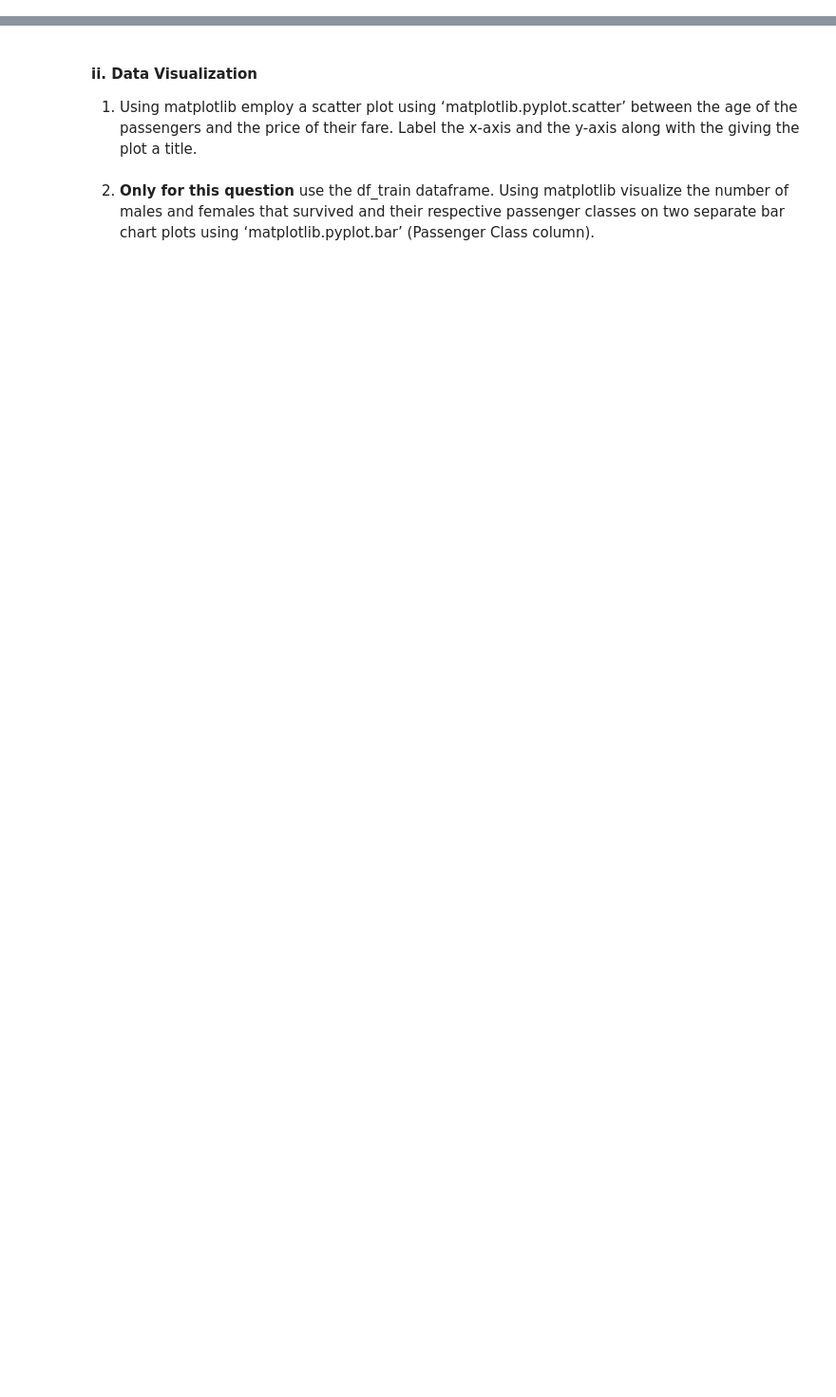
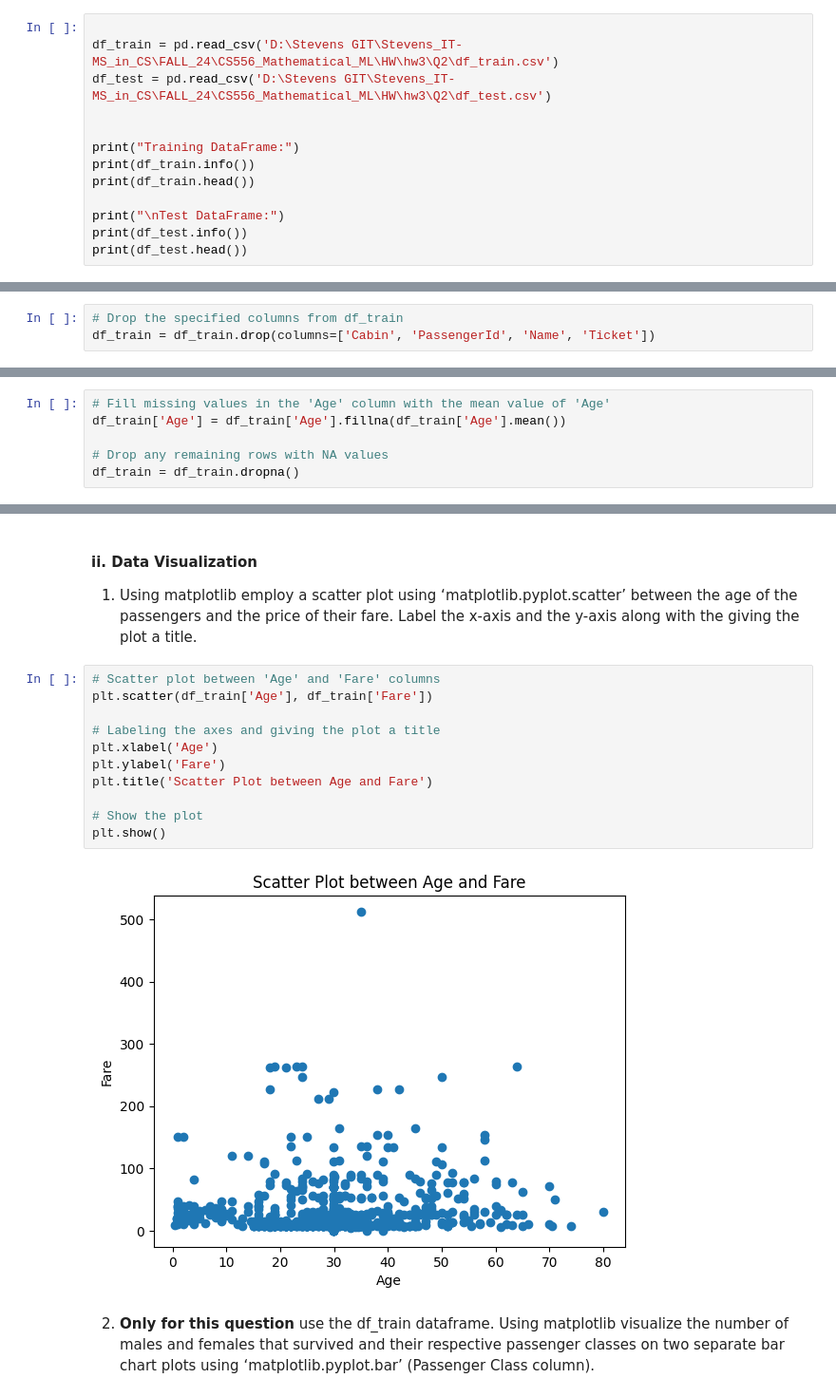
Before and after one commit to TRIPLE-A332/Stevens_IT-MS_in_CS, a Jupyter notebook: FALL_24/CS556_Mathematical_ML/HW/hw3/Q2/Q2.ipynb, the cells around one changed output, grey strips where cells are left out. Shown at 95% size. Cells and saved outputs as stored; diff of their text form; blank space fills up the shorter version.

Commit message:
final fall commit?

```diff
--- a/FALL_24/CS556_Mathematical_ML/HW/hw3/Q2/Q2.ipynb
+++ b/FALL_24/CS556_Mathematical_ML/HW/hw3/Q2/Q2.ipynb
@@ -45,3 +45,16 @@ Our target variable will be Survived.  Use the rest of the fields mentioned abov
 ### b.	Data Loading / Preprocessing
 #### i.	Loading
 1. Load the data <df_train.csv> and <df_test.csv> as a pandas dataframe using the ‘pandas.read_csv’ function. The ‘df_test.csv’ has been preprocessed (I.e., null values have been dropped, certain columns etc. have been dropped) and should not be changed apart from splitting the the dataframe into X_test and y_test.  The ‘df_train’ data has NOT been preprocessed and you will need to preprocess and prepare the ‘df_train’ dataframe. Note: Neither df_train nor df_test have been scaled.  The next few steps will enumerate data preprocessing, scaling requirements we need to perform.
+# %%
+
+df_train = pd.read_csv('D:\Stevens GIT\Stevens_IT-MS_in_CS\FALL_24\CS556_Mathematical_ML\HW\hw3\Q2\df_train.csv')
+df_test = pd.read_csv('D:\Stevens GIT\Stevens_IT-MS_in_CS\FALL_24\CS556_Mathematical_ML\HW\hw3\Q2\df_test.csv')
+
+
+print("Training DataFrame:")
+print(df_train.info())
+print(df_train.head())
+
+print("\nTest DataFrame:")
+print(df_test.info())
+print(df_test.head())
@@ -54,8 +105,17 @@ Our target variable will be Survived.  Use the rest of the fields mentioned abov
 # %% [markdown]
 5. Use the ‘pandas.DataFrame.drop()’ function to drop the ‘Cabin’, ‘PassengerID’, ‘Name’ and ‘Ticket’ columns.
+# %%
+# Drop the specified columns from df_train
+df_train = df_train.drop(columns=['Cabin', 'PassengerId', 'Name', 'Ticket'])
 # %% [markdown]
 6. Use the ‘pandas.DataFrame.fillna()’ function to replace the NA values in the ‘Age’ column with the mean value of the ‘Age’ column. Note: This process is called `imputation` (i.e., filling null values with a pre-specified value) and we are employing one strategy called mean imputation, but other strategies can also be employed in general.
 Use the ‘dropna()’ function to drop any remaining rows that consist of NA values.
+# %%
+# Fill missing values in the 'Age' column with the mean value of 'Age'
+df_train['Age'] = df_train['Age'].fillna(df_train['Age'].mean())
+
+# Drop any remaining rows with NA values
+df_train = df_train.dropna()
 # %% [markdown]
 7. Your task is to use the feature columns to predict the target column. This can be cast as a classification problem.
 8. Create a pandas dataframe X_train of features (by dropping the ‘Survival’ column from the df_train dataframe). Create a pandas Series object of targets y_train (by only considering the ‘Survival’ column from the df_train dataframe). Moving forward, we will be working with X_train and y_train. At this point also split the df_test into X_test and y_test by dropping the ‘Survival’ column and storing the features into X_test. Store the ‘Survival’ column in y_test.
@@ -63,5 +131,18 @@ Use the ‘dropna()’ function to drop any remaining rows that consist of NA va
 #### ii. Data Visualization
 
 1. Using matplotlib employ a scatter plot using ‘matplotlib.pyplot.scatter’ between the age of the passengers and the price of their fare. Label the x-axis and the y-axis along with the giving the plot a title.
+# %%
+# Scatter plot between 'Age' and 'Fare' columns
+plt.scatter(df_train['Age'], df_train['Fare'])
+
+# Labeling the axes and giving the plot a title
+plt.xlabel('Age')
+plt.ylabel('Fare')
+plt.title('Scatter Plot between Age and Fare')
+
+# Show the plot
+plt.show()
+# %% [output]
+[figure, added]
 # %% [markdown]
 2. **Only for this question** use the df_train dataframe. Using matplotlib visualize the number of males and females that survived and their respective passenger classes on two separate bar chart plots using ‘matplotlib.pyplot.bar’ (Passenger Class column).
```
Also changed, not shown: parts of 24 cells of this notebook, 4 other files.
